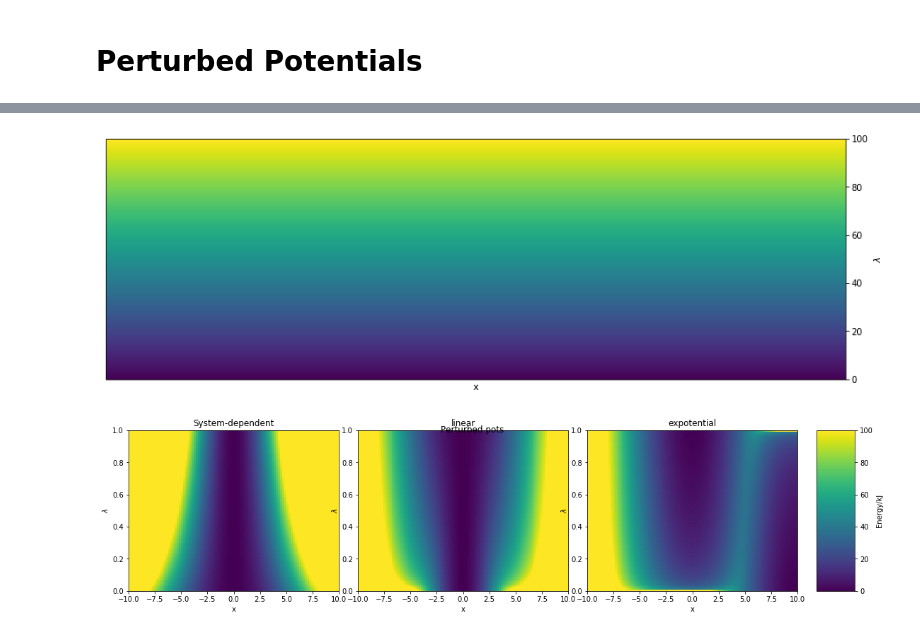
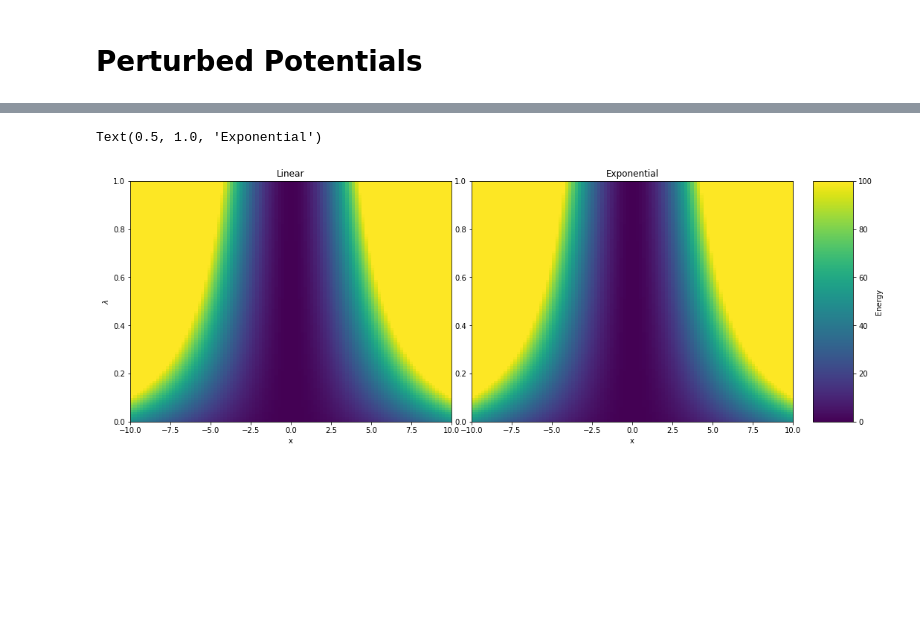
Before and after one commit to dfhahn/ConveyorBelt, a Jupyter notebook: examples/examplePotential1D.ipynb, the cells around one changed output, grey strips where cells are left out. Drawn from its saved outputs; the diff is of its cells as text; code cells hidden in the pictures; blank space fills up the shorter version.

```diff
--- a/examples/examplePotential1D.ipynb
+++ b/examples/examplePotential1D.ipynb
@@ -174,42 +61,0 @@ fig.tight_layout()
-# %%
-#TODO: buggy?
-from src.potential1D import pertHarmonicOsc1D
-from visualisation.plotPotentials import plot_2perturbedEnergy_landscape
-
-pot_x_shift=pertHarmonicOsc1D(fc=1.0, alpha=1, gamma=1, lam=0.5)
-x=np.linspace(-12.5, 12.5, 100)
-lam=np.linspace(0,1,100)
-
-fig, ax, surf = plot_2perturbedEnergy_landscape(potential=pot_x_shift, positions=x, lambdas=lam)
-fig.show()
-# %% [output]
-[figure, removed]
-# %%
-from src.potential1D import linCoupledHosc, expCoupledHosc
-from visualisation.plotPotentials import plot_2perturbedEnergy_landscape
-
-x=np.linspace(-10, 10, 100)
-lam=np.linspace(0,1,100)
-
-pot_lin_strech = linCoupledHosc(ha=harmonicOsc1D(fc=3.0, x_shift=0.0), hb=harmonicOsc1D(fc=11.0, x_shift=0.0))
-pot_exp_strech = expCoupledHosc(ha=harmonicOsc1D(fc=3.0, x_shift=0.0), hb=harmonicOsc1D(fc=11.0, x_shift=0.0), s=0.025, temp=300.0)
-pot_lin_x_shift=linCoupledHosc(ha=harmonicOsc1D(fc=3.0, x_shift=0.0), hb=harmonicOsc1D(fc=3.0, x_shift=10.0))
-pot_exp_x_shift=expCoupledHosc(ha=harmonicOsc1D(fc=3.0, x_shift=0.0), hb=harmonicOsc1D(fc=3.0, x_shift=10.0), s=0.05, temp=300.0)
-
-#Plotting
-fig = plt.figure(figsize=(15,3.5))
-ax1 = fig.add_axes([0.05, 0.05, 0.275, 0.9])
-ax2 = fig.add_axes([0.35, 0.05, 0.275, 0.9])
-ax3 = fig.add_axes([0.65, 0.05, 0.275, 0.9])
-ax4 = fig.add_axes([0.95, 0.05, 0.05, 0.9])
-
-plot_2perturbedEnergy_landscape(potential=pot_lin_strech, positions=positions, lambdas=lam, colbar=False, ax=ax1, title="System-dependent")
-_,_, surf = plot_2perturbedEnergy_landscape(potential=pot_exp_strech, positions=positions, lambdas=lam, colbar=False, ax=ax2, title="linear")
-_, _, _ = plot_2perturbedEnergy_landscape(potential=pot_exp_x_shift, positions=positions, lambdas=lam, colbar=False, ax=ax3, title="expotential")
-
-fig.colorbar(cax=ax4, mappable=surf, label='Energy/kJ')
-fig.suptitle("Perturbed pots")
-fig.tight_layout()
-fig.show()
-# %% [output]
-[figure, removed]
@@ -215,0 +73,38 @@ fig.show()
+# %%
+x=np.linspace(-10, 10, 100)
+lam=np.linspace(0,1,100)
+
+energy_map_lin = []
+energy_map_exp = []
+
+for y in lam:
+    pot_lin_strech.set_lam(y)
+    pot_exp_strech.set_lam(y)
+
+    energy_map_lin.append(pot_lin_strech.ene(x))
+    energy_map_exp.append( pot_lin_strech.ene(x))
+
+energy_map_lin = np.array(energy_map_lin)
+energy_map_exp = np.array(energy_map_exp)
+# %%
+fig = plt.figure(figsize=(15,5))
+ax1 = fig.add_axes([0.05, 0.05, 0.4, 0.9])
+ax2 = fig.add_axes([0.475, 0.05, 0.4, 0.9])
+ax3 = fig.add_axes([0.9, 0.05, 0.05, 0.9])
+
+
+surf = ax1.imshow(energy_map_lin, cmap="viridis", interpolation="nearest",
+                 origin='center', extent=[min(x), max(x), min(lam), max(lam)],  vmax=100, vmin=0, aspect="auto")
+surf = ax2.imshow(energy_map_exp, cmap="viridis", interpolation="nearest",
+                 origin='center', extent=[min(x), max(x), min(lam), max(lam)],  vmax=100, vmin=0, aspect="auto")
+colorbar.Colorbar(ax3, surf, label='Energy')
+for a in [ax1, ax2]:
+    a.set_xlim(-10,10)
+    a.set_ylim(0, 1)
+    a.set_xlabel('x')
+ax1.set_ylabel('$\lambda$')
+ax1.set_title('Linear')
+ax2.set_title('Exponential')
+# %% [output]
+Text(0.5, 1.0, 'Exponential')
+[figure, added]
```
Also changed, not shown: parts of 20 cells of this notebook, 11 other files.
